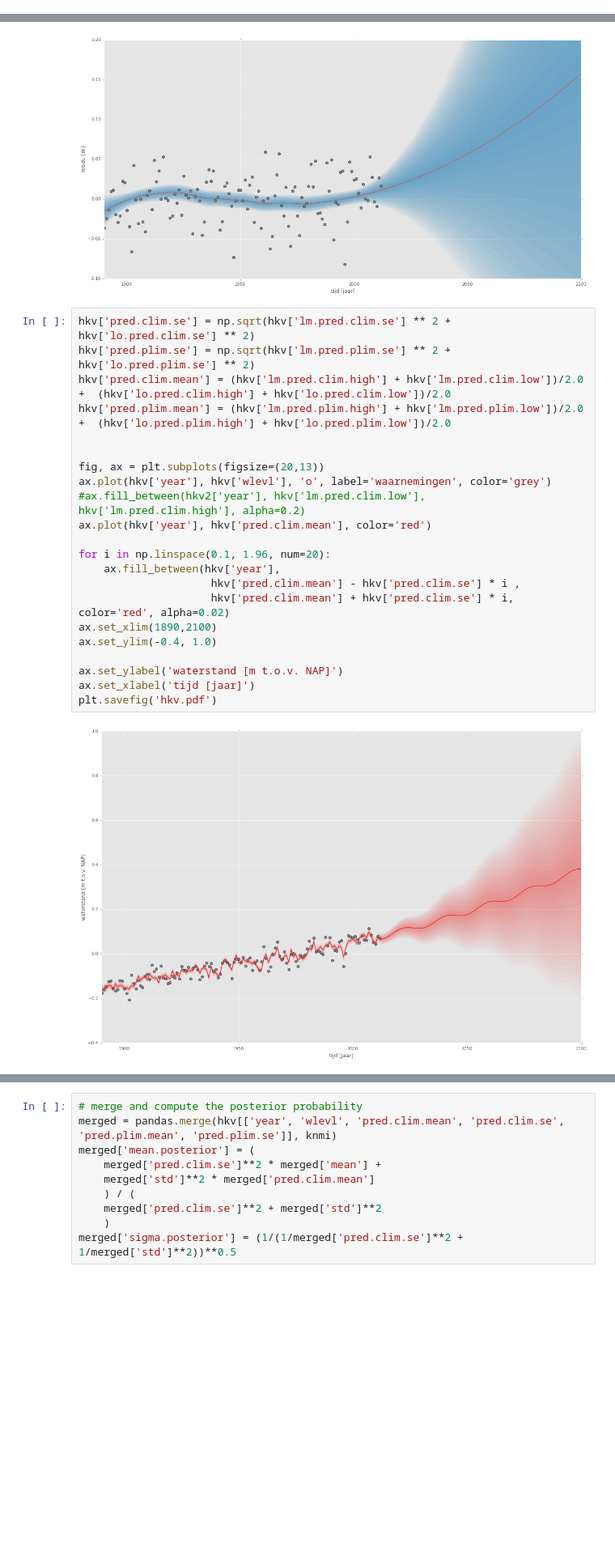
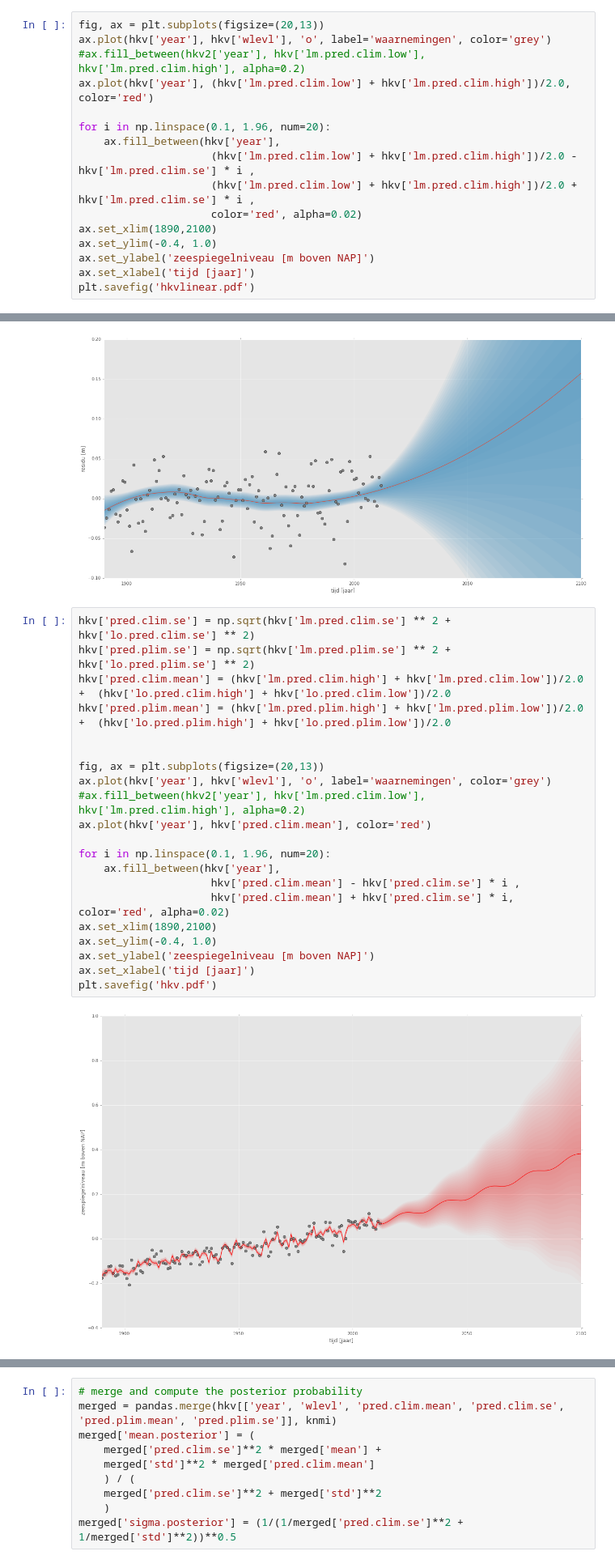
Before and after one commit to openearth/notebooks, a Jupyter notebook: modelaveraging.ipynb, the cells around one changed output, grey strips where cells are left out. Shown at 81% size. Drawn from its saved outputs; the diff is of its cells as text; blank space fills up the shorter version.

```diff
--- a/modelaveraging.ipynb
+++ b/modelaveraging.ipynb
@@ -252,3 +252,19 @@ hkv = pandas.merge(hkv1, hkv2, how='outer', on=['year'])
 hkv.columns
 hkv['lm.pred.clim.low'] = np.where(hkv['year'] <= 2012, hkv['lm.pred.clim.low_x'], hkv['lm.pred.clim.low_y'])
 hkv['lm.pred.clim.high'] = np.where(hkv['year'] <= 2012, hkv['lm.pred.clim.high_x'], hkv['lm.pred.clim.high_y'])
+# %%
+fig, ax = plt.subplots(figsize=(20,13))
+ax.plot(hkv['year'], hkv['wlevl'], 'o', label='waarnemingen', color='grey')
+#ax.fill_between(hkv2['year'], hkv['lm.pred.clim.low'],  hkv['lm.pred.clim.high'], alpha=0.2)
+ax.plot(hkv['year'], (hkv['lm.pred.clim.low'] + hkv['lm.pred.clim.high'])/2.0, color='red')
+
+for i in np.linspace(0.1, 1.96, num=20):
+    ax.fill_between(hkv['year'],
+                     (hkv['lm.pred.clim.low'] + hkv['lm.pred.clim.high'])/2.0 - hkv['lm.pred.clim.se'] * i ,
+                     (hkv['lm.pred.clim.low'] + hkv['lm.pred.clim.high'])/2.0 + hkv['lm.pred.clim.se'] * i ,
+                     color='red', alpha=0.02)
+ax.set_xlim(1890,2100)
+ax.set_ylim(-0.4, 1.0)
+ax.set_ylabel('zeespiegelniveau [m boven NAP]')
+ax.set_xlabel('tijd [jaar]')
+plt.savefig('hkvlinear.pdf')
@@ -275,27 +293,26 @@ Index([u'year', u'wlevl', u'lm.pred.clim.low_x', u'lm.pred.clim.high_x', u'Unnam
 # %%
 hkv['pred.clim.se'] = np.sqrt(hkv['lm.pred.clim.se'] ** 2 + hkv['lo.pred.clim.se'] ** 2)
 hkv['pred.plim.se'] = np.sqrt(hkv['lm.pred.plim.se'] ** 2 + hkv['lo.pred.plim.se'] ** 2)
 hkv['pred.clim.mean'] = (hkv['lm.pred.clim.high'] + hkv['lm.pred.clim.low'])/2.0 +  (hkv['lo.pred.clim.high'] + hkv['lo.pred.clim.low'])/2.0
 hkv['pred.plim.mean'] = (hkv['lm.pred.plim.high'] + hkv['lm.pred.plim.low'])/2.0 +  (hkv['lo.pred.plim.high'] + hkv['lo.pred.plim.low'])/2.0
 
 
 fig, ax = plt.subplots(figsize=(20,13))
 ax.plot(hkv['year'], hkv['wlevl'], 'o', label='waarnemingen', color='grey')
 #ax.fill_between(hkv2['year'], hkv['lm.pred.clim.low'],  hkv['lm.pred.clim.high'], alpha=0.2)
 ax.plot(hkv['year'], hkv['pred.clim.mean'], color='red')
 
 for i in np.linspace(0.1, 1.96, num=20):
     ax.fill_between(hkv['year'],
                      hkv['pred.clim.mean'] - hkv['pred.clim.se'] * i ,
                      hkv['pred.clim.mean'] + hkv['pred.clim.se'] * i, color='red', alpha=0.02)
 ax.set_xlim(1890,2100)
 ax.set_ylim(-0.4, 1.0)
-
-ax.set_ylabel('waterstand [m t.o.v. NAP]')
+ax.set_ylabel('zeespiegelniveau [m boven NAP]')
 ax.set_xlabel('tijd [jaar]')
 plt.savefig('hkv.pdf')
 # %% [output]
-[figure, old version]
+[figure, new version]
 # %%
 # now we can combine them
 # plot them in the same chart
```
Also changed, not shown: parts of 2 cells of this notebook.
